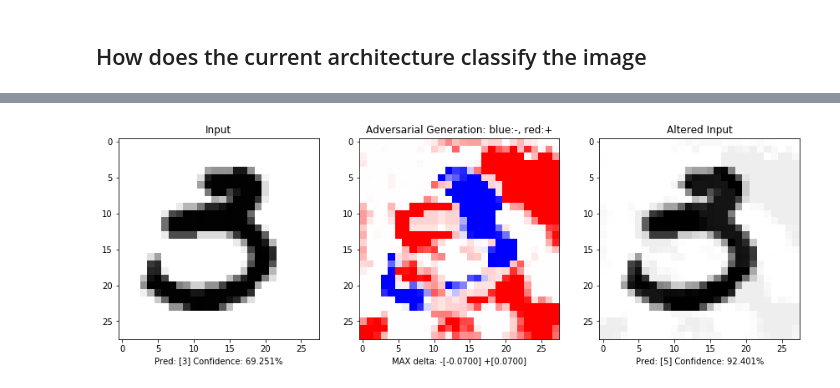
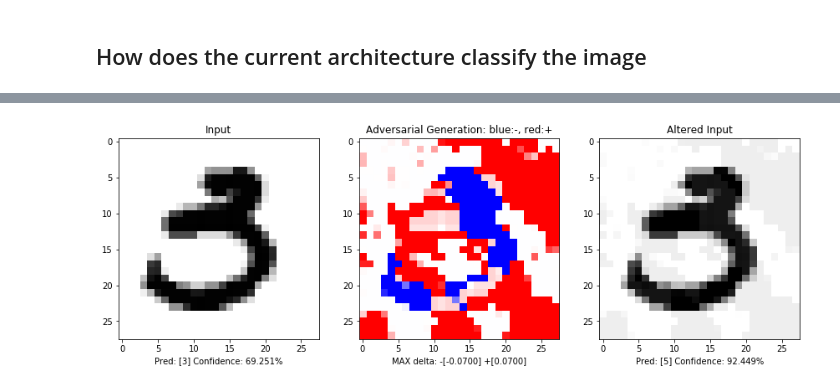
Before and after one commit to JackBurdick/teaching_a_computer_to_fish, a Jupyter notebook: TODO/adversarial_example/adversarial_example.ipynb, the cells around one changed output, grey strips where cells are left out. Cells and saved outputs as stored; diff of their text form; code cells hidden in the pictures.

Commit message:
Update adv_example to automate output figures

```diff
--- a/TODO/adversarial_example/adversarial_example.ipynb
+++ b/TODO/adversarial_example/adversarial_example.ipynb
@@ -388,7 +388,7 @@ plt.show()
 ## How does the current architecture classify the image
 # %%
 # this function needs some work, but it currently serves it's purpose
-def display_figure_and_prob(img, probs):
+def display_figure_and_prob(img, probs, save_path):
     fig, (ax1, ax2) = plt.subplots(nrows=1, ncols=2, figsize=(8, 4))
     ax1.imshow(img, cmap = matplotlib.cm.binary,
            interpolation="nearest")
@@ -397,6 +397,8 @@ def display_figure_and_prob(img, probs):
     plt.title('Confidence')
     plt.grid('off')
     plt.tight_layout()
+    save_path = "./output_images/" + save_path + ".png"
+    plt.savefig(save_path, bbox_inches='tight', pad_inches=0, frameon=False)
     plt.show()
 # %%
 def test_model(img, label):
@@ -433,7 +435,9 @@ def test_model(img, label):
         confidence = pred_value[0][pred_idx]*100
         print("confidence: {:.4f}%".format(confidence))
 
-        display_figure_and_prob(some_digit_image, pred_value[0])
+        jack = np.argmax(pred_value[0])
+        name = "mnist_" + str(jack) + "_conf_" + str(confidence)
+        display_figure_and_prob(some_digit_image, pred_value[0], name)
 
     return pred_idx, confidence
 
@@ -585,7 +589,7 @@ def build_adv_graph(data_params):
 
     return g
 # %%
-def produce_targeted_adv_image(img, adv_target=0,adv_eps=0.07,adv_lr=1e-1,adv_steps=1000):
+def produce_targeted_adv_image(img, adv_target=0,adv_eps=0.07,adv_lr=1e-1,adv_steps=10000):
 
     #TODO: learning rate is currently hardcoded
     reset_graph()
@@ -619,7 +623,7 @@ def produce_targeted_adv_image(img, adv_target=0,adv_eps=0.07,adv_lr=1e-1,adv_st
                 feed_dict={y_hat: adv_target})
             # project step
             sess.run(project_step, feed_dict={x: img, epsilon: adv_eps})
-            if (i+1) % 100 == 0:
+            if (i+1) % 1000 == 0:
                 print('step %d, loss=%g' % (i+1, loss_value))
 
         adv_out = x_hat.eval() # retrieve the adversarial example
@@ -672,7 +676,9 @@ def test_adversarial(img, label):
         confidence = pred_value[0][pred_idx]*100
         print("confidence: {:.4f}%".format(confidence))
 
-        display_figure_and_prob(adv.reshape(28, 28), pred_value[0])
+        jack = np.argmax(pred_value[0])
+        name = "mnist_" + str(jack) + "_conf_" + str(confidence) + "_adv"
+        display_figure_and_prob(adv_flat.reshape(28, 28), pred_value[0], name)
 
     return pred_idx, confidence
 
@@ -686,25 +692,27 @@ confidence: 92.4006%
 # %%
 def plot_adv_array(img, adv, pred_label, pred_confidence,
                    a_pred_label, a_pred_confidence):
     diff = adv - some_digit_image
     fig, (ax1, ax2, ax3) = plt.subplots(nrows=1, ncols=3, figsize=(12, 4))
     ax1.imshow(img, cmap = matplotlib.cm.binary,
                    interpolation="nearest")
     cmapx = plt.get_cmap('bwr')
     ax1.set_title("Input")
     ax1.set_xlabel("Pred: [{}] Confidence: {:.3f}%".format(pred_label, pred_confidence))
     ax2.imshow(diff, cmap = cmapx,
                    interpolation="nearest")
     ax2.set_title("Adversarial Generation: blue:-, red:+")
     ax2.set_xlabel("MAX delta: -[{:.4f}] +[{:.4f}]".format(np.min(diff), np.max(diff)))
     ax3.imshow(adv, cmap = matplotlib.cm.binary,
                    interpolation="nearest")
     ax3.set_title("Altered Input")
     ax3.set_xlabel("Pred: [{}] Confidence: {:.3f}%".format(a_pred_label, a_pred_confidence))
     plt.grid('off')
     plt.tight_layout()
+    name = "./output_images/" + "adv_array_" + str(pred_label) + "_to_" + str(a_pred_label) + ".png"
+    plt.savefig(name, bbox_inches='tight', pad_inches=0, frameon=False)
     plt.show()
 
-plot_adv_array(some_digit_image, adv.reshape(28, 28), pred_label, pred_confidence, a_pred_label, a_pred_confidence)
+plot_adv_array(some_digit_image, adv_flat.reshape(28, 28), pred_label, pred_confidence, a_pred_label, a_pred_confidence)
 # %% [output]
-[figure, old version]
+[figure, new version]
```
Also changed, not shown: parts of 4 cells of this notebook.
